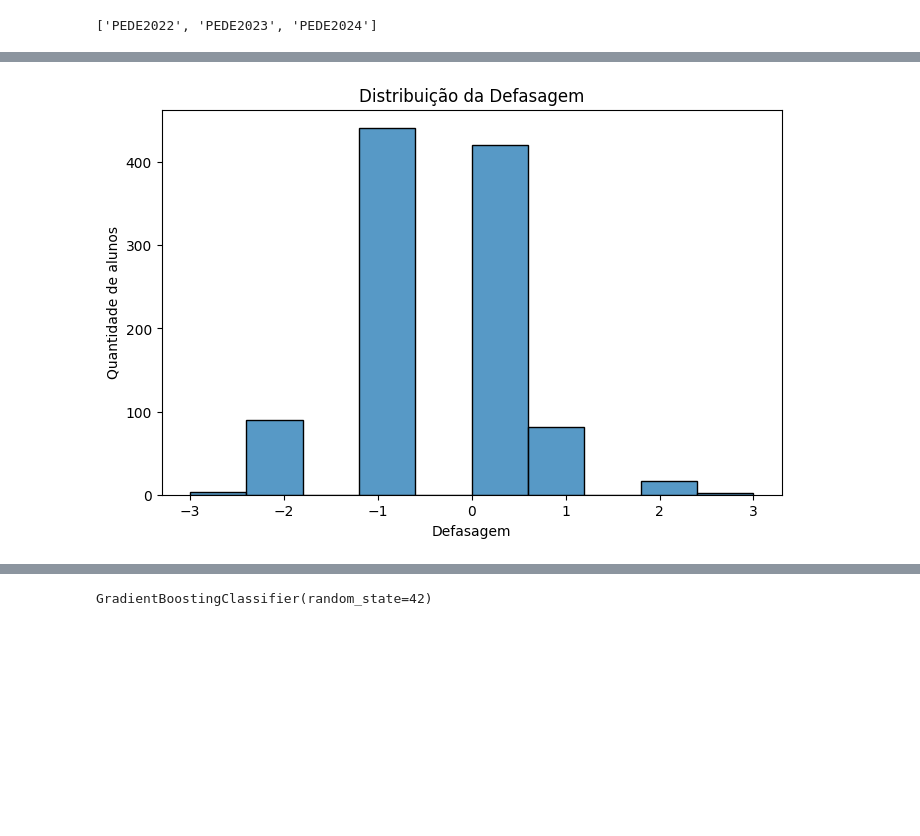
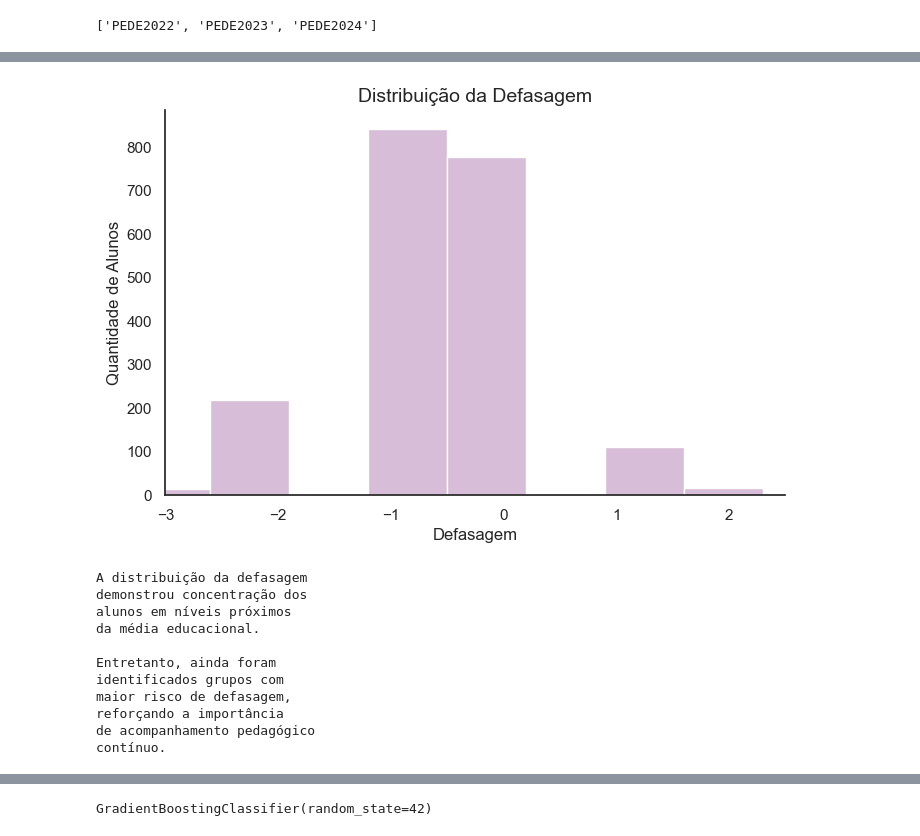
Before and after one commit to EmmillyKatriny/datathon-passos-magicos, a Jupyter notebook: tech_challenge_passos_magicos.ipynb, the cells around one changed output, grey strips where cells are left out. Drawn from its saved outputs; the diff is of its cells as text; code cells hidden in the pictures; blank space fills up the shorter version.

```diff
--- a/tech_challenge_passos_magicos.ipynb
+++ b/tech_challenge_passos_magicos.ipynb
@@ -63,7 +76,9 @@ pede_2024 = pd.read_excel(
 )
 # %%
 # ==============================
-# 4. ENTENDIMENTO INICIAL
+# 4. PADRONIZAÇÃO DAS COLUNAS
 # ==============================
 
-pede_2024.head()
+pede_2022.columns = pede_2022.columns.str.strip()
+pede_2023.columns = pede_2023.columns.str.strip()
+pede_2024.columns = pede_2024.columns.str.strip()
@@ -166,10 +114,16 @@ indicadores = [
 
 for col in indicadores:
 
-    pede_2024[col] = pd.to_numeric(
-        pede_2024[col],
+    pede_total[col] = pd.to_numeric(
+        pede_total[col],
         errors='coerce'
     )
+
+# arredondamento
+pede_total[indicadores] = (
+    pede_total[indicadores]
+    .round(2)
+)
 # %%
 # ==============================
 # 8. ANÁLISE DE VALORES NULOS
@@ -234,30 +190,68 @@ pede_2024[
 # %%
 # ==============================
 # 11. PERFIL GERAL DA DEFASAGEM
 # ==============================
 
+## Pergunta 1 — Perfil geral da defasagem
+
 plt.figure(figsize=(8,5))
 
 sns.histplot(
-    pede_2024['Defasagem'],
-    bins=10
+    pede_total['Defasagem'],
+
+    bins=10,
+
+    color=cor_principal,
+
+
+    alpha=0.7
 )
 
 plt.title(
-    'Distribuição da Defasagem'
+    'Distribuição da Defasagem',
+    fontsize=14
 )
 
 plt.xlabel(
     'Defasagem'
 )
 
 plt.ylabel(
-    'Quantidade de alunos'
+    'Quantidade de Alunos'
 )
 
+sns.despine()
+plt.xlim(-3, 2.5)
+
 plt.show()
+
+
+print("""
+A distribuição da defasagem
+demonstrou concentração dos
+alunos em níveis próximos
+da média educacional.
+
+Entretanto, ainda foram
+identificados grupos com
+maior risco de defasagem,
+reforçando a importância
+de acompanhamento pedagógico
+contínuo.
+""")
 # %% [output]
-[figure, old version]
+[figure, new version]
+A distribuição da defasagem
+demonstrou concentração dos
+alunos em níveis próximos
+da média educacional.
+
+Entretanto, ainda foram
+identificados grupos com
+maior risco de defasagem,
+reforçando a importância
+de acompanhamento pedagógico
+contínuo.
 # %%
 # ==============================
 # 12. MÉDIA DOS INDICADORES
```
Also changed, not shown: parts of 30 cells of this notebook.
